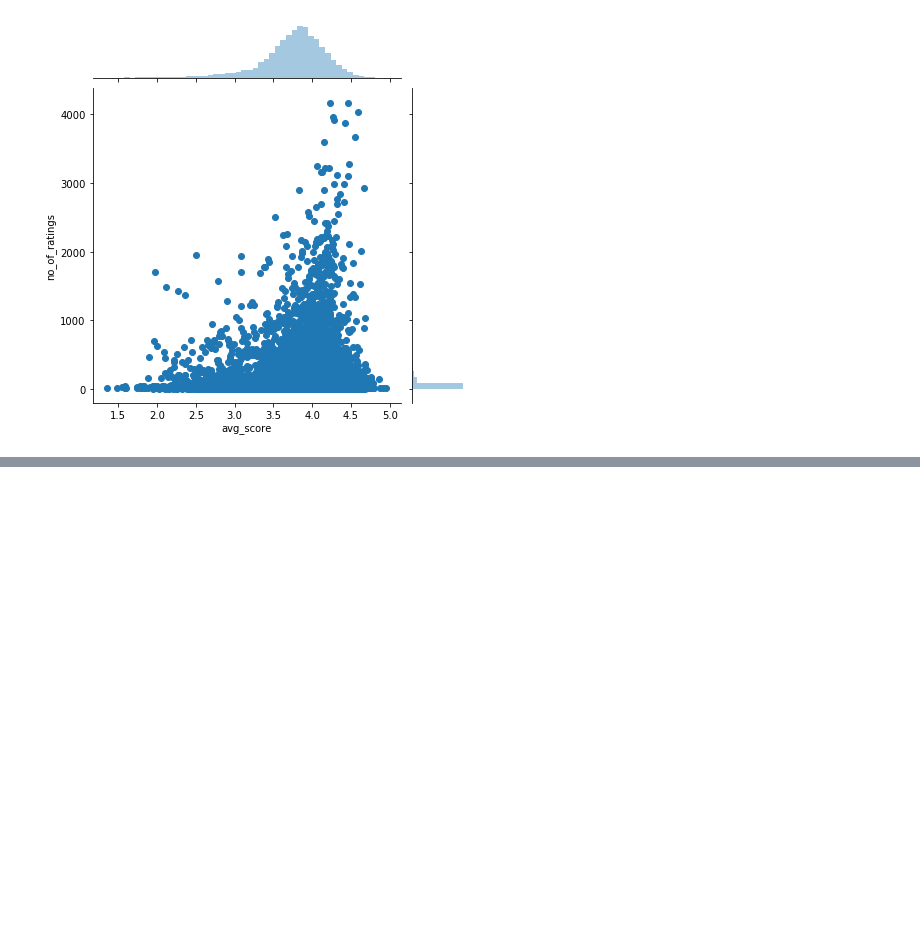
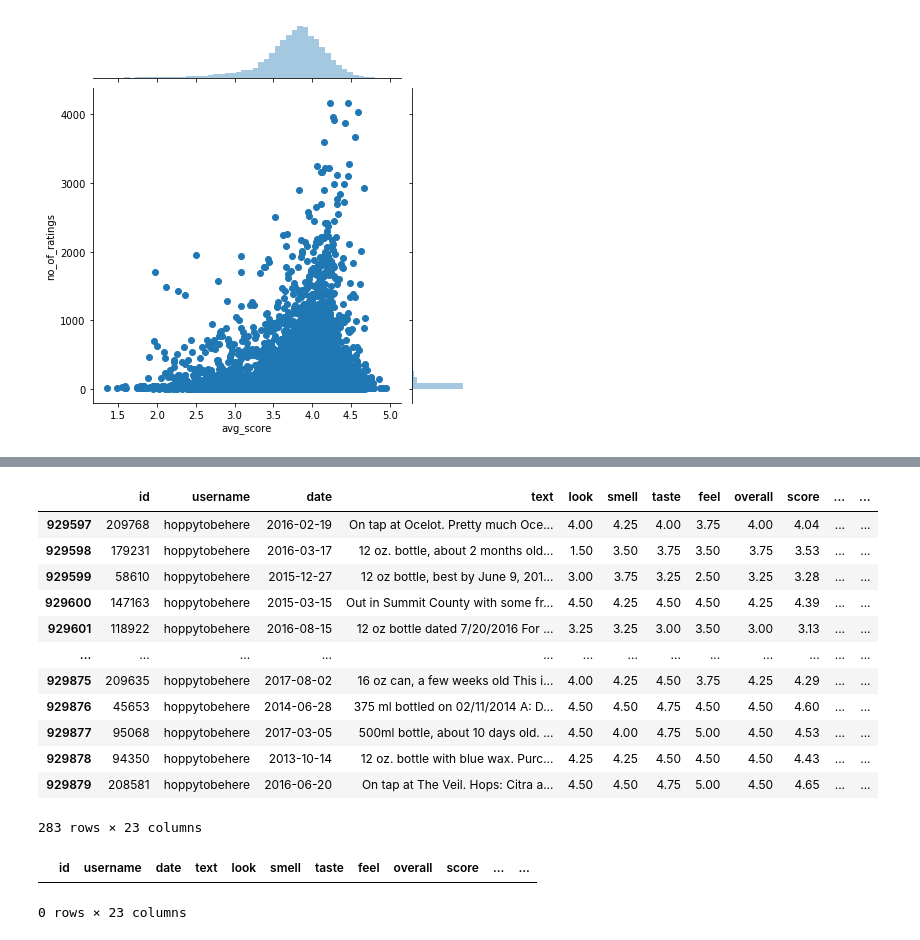
Before and after one commit to aabrahamson3/beer30, a Jupyter notebook: 1.0-Recommender.ipynb, the cells around one changed output, grey strips where cells are left out. Drawn from its saved outputs; the diff is of its cells as text; code cells hidden in the pictures; blank space fills up the shorter version.

```diff
--- a/1.0-Recommender.ipynb
+++ b/1.0-Recommender.ipynb
@@ -215,0 +422,22 @@ review_matrix.shape
+# %%
+df_with_mins.loc[df_with_mins.username == 'hoppytobehere']
+# %% [output]
+|  | id | username | date | text | look | smell | taste | feel | overall | score | ... | ... |
+| 929597 | 209768 | hoppytobehere | 2016-02-19 | On tap at Ocelot. Pretty much Oce... | 4.00 | 4.25 | 4.00 | 3.75 | 4.00 | 4.04 | ... | ... |
+| 929598 | 179231 | hoppytobehere | 2016-03-17 | 12 oz. bottle, about 2 months old... | 1.50 | 3.50 | 3.75 | 3.50 | 3.75 | 3.53 | ... | ... |
+| 929599 | 58610 | hoppytobehere | 2015-12-27 | 12 oz bottle, best by June 9, 201... | 3.00 | 3.75 | 3.25 | 2.50 | 3.25 | 3.28 | ... | ... |
+| 929600 | 147163 | hoppytobehere | 2015-03-15 | Out in Summit County with some fr... | 4.50 | 4.25 | 4.50 | 4.50 | 4.25 | 4.39 | ... | ... |
+| 929601 | 118922 | hoppytobehere | 2016-08-15 | 12 oz bottle dated 7/20/2016 For ... | 3.25 | 3.25 | 3.00 | 3.50 | 3.00 | 3.13 | ... | ... |
+| ... | ... | ... | ... | ... | ... | ... | ... | ... | ... | ... | ... | ... |
+| 929875 | 209635 | hoppytobehere | 2017-08-02 | 16 oz can, a few weeks old This i... | 4.00 | 4.25 | 4.50 | 3.75 | 4.25 | 4.29 | ... | ... |
+| 929876 | 45653 | hoppytobehere | 2014-06-28 | 375 ml bottled on 02/11/2014 A: D... | 4.50 | 4.50 | 4.75 | 4.50 | 4.50 | 4.60 | ... | ... |
+| 929877 | 95068 | hoppytobehere | 2017-03-05 | 500ml bottle, about 10 days old. ... | 4.50 | 4.00 | 4.75 | 5.00 | 4.50 | 4.53 | ... | ... |
+| 929878 | 94350 | hoppytobehere | 2013-10-14 | 12 oz. bottle with blue wax. Purc... | 4.25 | 4.25 | 4.50 | 4.50 | 4.50 | 4.43 | ... | ... |
+| 929879 | 208581 | hoppytobehere | 2016-06-20 | On tap at The Veil. Hops: Citra a... | 4.50 | 4.50 | 4.75 | 5.00 | 4.50 | 4.65 | ... | ... |
+283 rows × 23 columns
+# %%
+df_with_mins.loc[(df_with_mins.id == 78820) &
+                 (df_with_mins.username == 'hoppytobehere')]
+# %% [output]
+|  | id | username | date | text | look | smell | taste | feel | overall | score | ... | ... |
+0 rows × 23 columns
```
Also changed, not shown: parts of 25 cells of this notebook.
